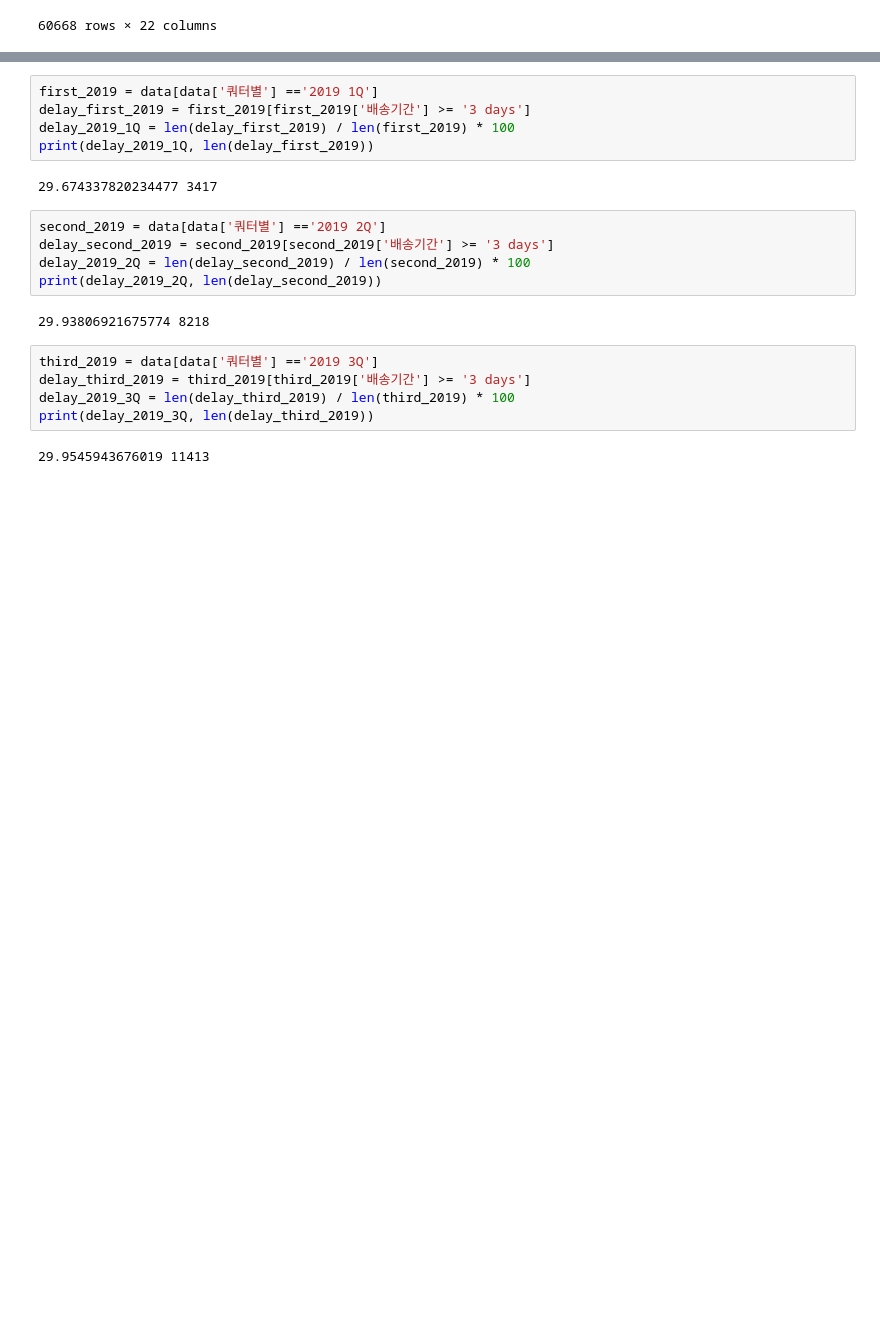
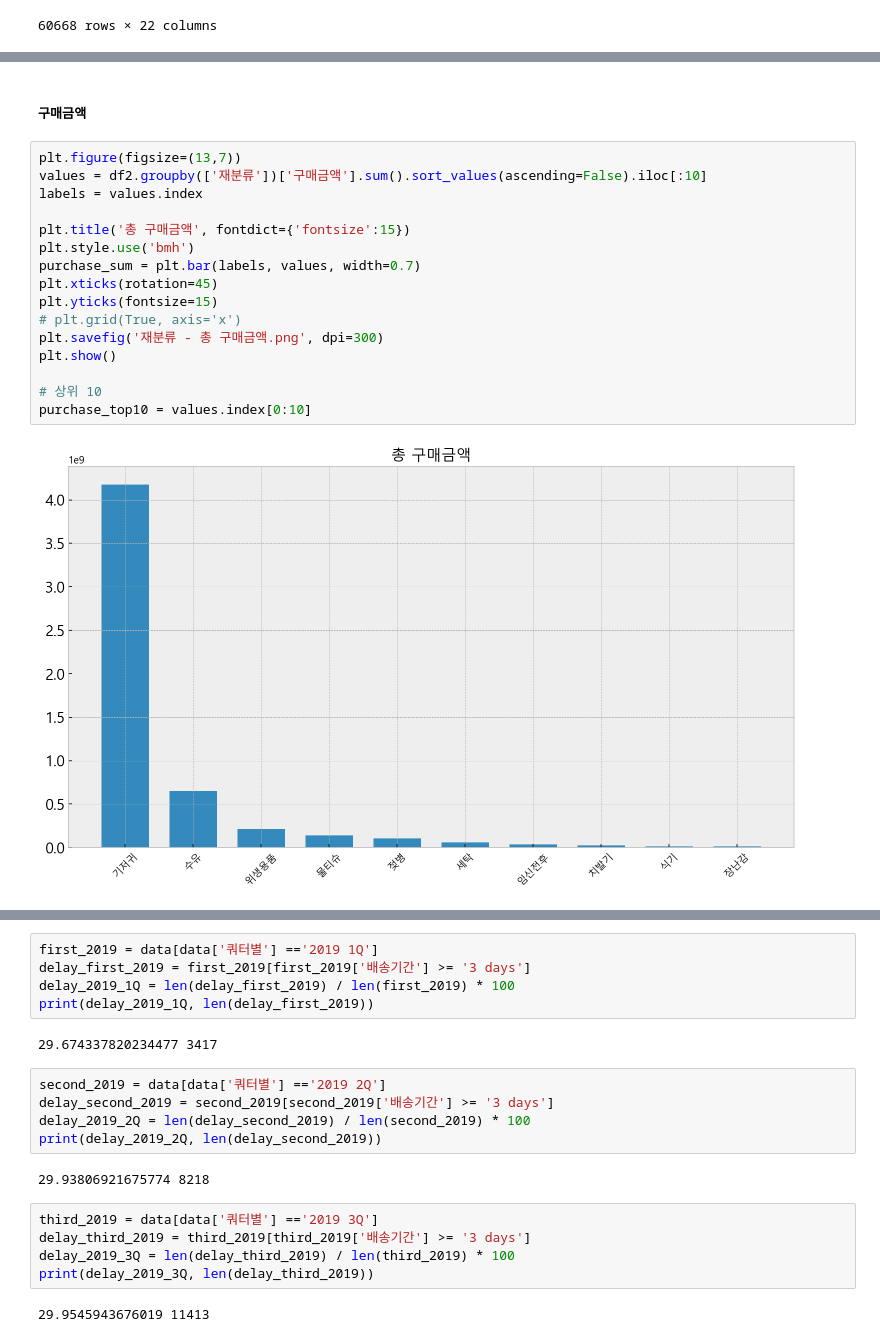
Before and after one commit to ManuSong/DataProject-5, a Jupyter notebook: 유아용품CRM.ipynb, the cells around one changed output, grey strips where cells are left out. Saved outputs shown, nothing was run; the diff lists cells and outputs as text; blank space fills up the shorter version.

```diff
--- a/유아용품CRM.ipynb
+++ b/유아용품CRM.ipynb
@@ -992,0 +1129,20 @@ data_diaper
+# %% [markdown]
+##### 구매금액
+# %%
+plt.figure(figsize=(13,7))
+values = df2.groupby(['재분류'])['구매금액'].sum().sort_values(ascending=False).iloc[:10]
+labels = values.index
+
+plt.title('총 구매금액', fontdict={'fontsize':15})
+plt.style.use('bmh')
+purchase_sum = plt.bar(labels, values, width=0.7)
+plt.xticks(rotation=45)
+plt.yticks(fontsize=15)
+# plt.grid(True, axis='x')
+plt.savefig('재분류 - 총 구매금액.png', dpi=300)
+plt.show()
+
+# 상위 10
+purchase_top10 = values.index[0:10]
+# %% [output]
+[figure, added]
```
Also changed, not shown: parts of 107 cells of this notebook.
